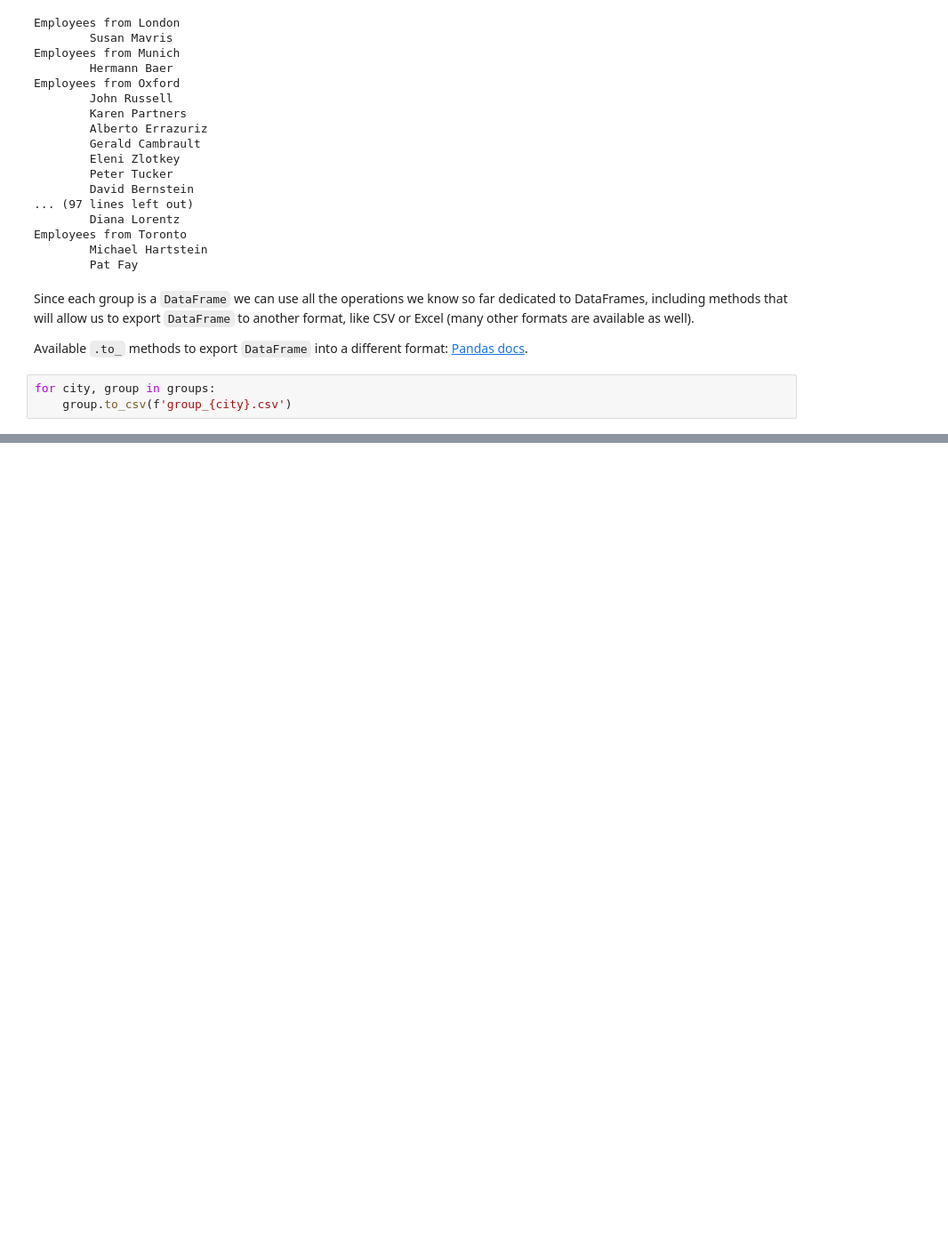
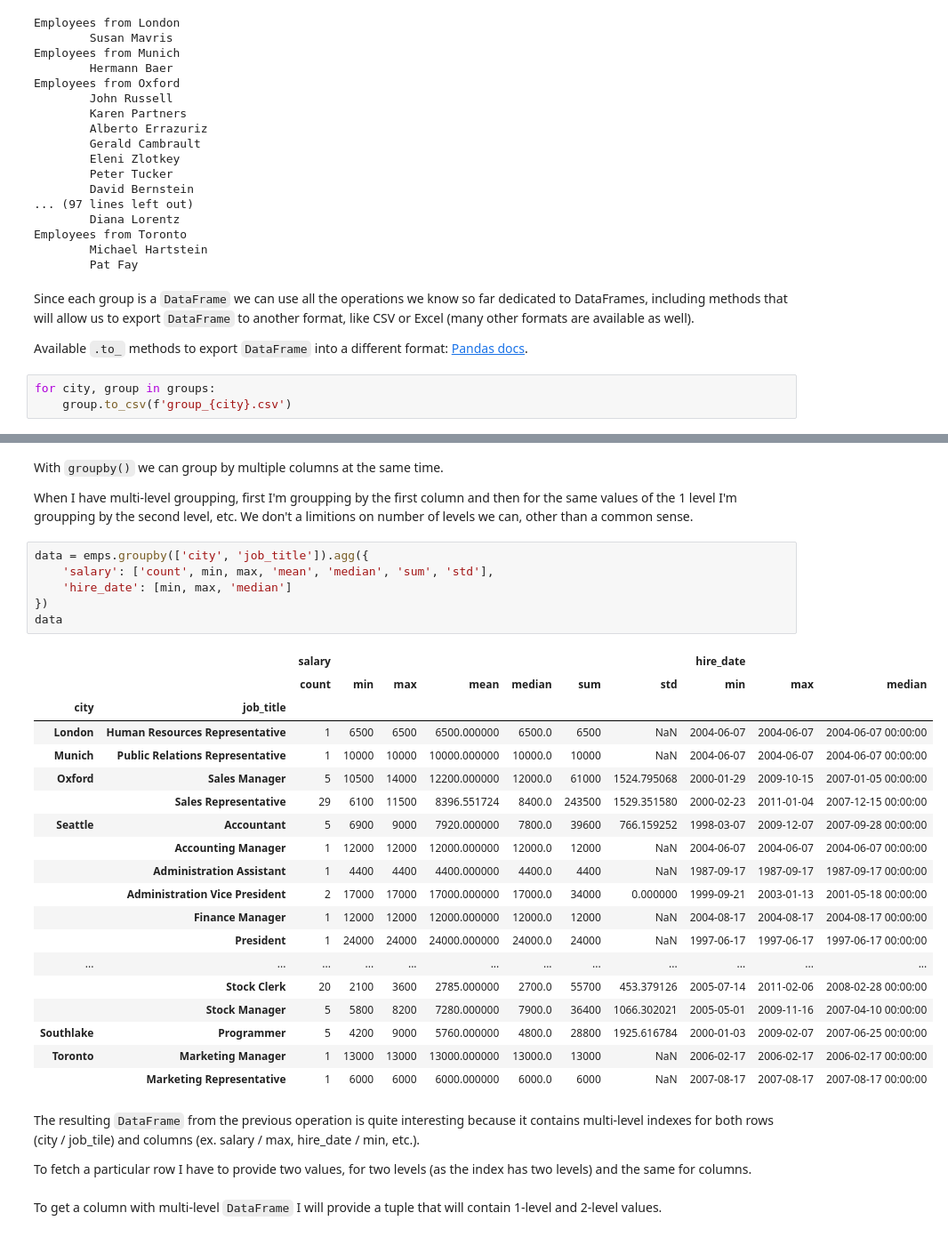
Before and after one commit to alx2202/DataAnalysis, a Jupyter notebook: Day15/groupping_and_aggregation.ipynb, the cells around one changed output, grey strips where cells are left out. Shown: that part at 89% size. Cells and saved outputs as stored; diff of their text form; blank space fills up the shorter version.

Commit message:
Groupping and aggregation.

```diff
--- a/Day15/groupping_and_aggregation.ipynb
+++ b/Day15/groupping_and_aggregation.ipynb
@@ -194,0 +275,36 @@ for city, group in groups:
+# %% [markdown]
+With `groupby()` we can group by multiple columns at the same time.
+
+When I have multi-level groupping, first I'm groupping by the first column and then for the same values of the 1 level I'm groupping by the second level, etc. We don't a limitions on number of levels we can, other than a common sense.
+# %%
+data = emps.groupby(['city', 'job_title']).agg({
+    'salary': ['count', min, max, 'mean', 'median', 'sum', 'std'],
+    'hire_date': [min, max, 'median']
+})
+data
+# %% [output]
+|  |  | salary |  |  |  |  |  |  | hire_date |  |  |
+|  |  | count | min | max | mean | median | sum | std | min | max | median |
+| city | job_title |  |  |  |  |  |  |  |  |  |  |
+| London | Human Resources Representative | 1 | 6500 | 6500 | 6500.000000 | 6500.0 | 6500 | NaN | 2004-06-07 | 2004-06-07 | 2004-06-07 00:00:00 |
+| Munich | Public Relations Representative | 1 | 10000 | 10000 | 10000.000000 | 10000.0 | 10000 | NaN | 2004-06-07 | 2004-06-07 | 2004-06-07 00:00:00 |
+| Oxford | Sales Manager | 5 | 10500 | 14000 | 12200.000000 | 12000.0 | 61000 | 1524.795068 | 2000-01-29 | 2009-10-15 | 2007-01-05 00:00:00 |
+|  | Sales Representative | 29 | 6100 | 11500 | 8396.551724 | 8400.0 | 243500 | 1529.351580 | 2000-02-23 | 2011-01-04 | 2007-12-15 00:00:00 |
+| Seattle | Accountant | 5 | 6900 | 9000 | 7920.000000 | 7800.0 | 39600 | 766.159252 | 1998-03-07 | 2009-12-07 | 2007-09-28 00:00:00 |
+|  | Accounting Manager | 1 | 12000 | 12000 | 12000.000000 | 12000.0 | 12000 | NaN | 2004-06-07 | 2004-06-07 | 2004-06-07 00:00:00 |
+|  | Administration Assistant | 1 | 4400 | 4400 | 4400.000000 | 4400.0 | 4400 | NaN | 1987-09-17 | 1987-09-17 | 1987-09-17 00:00:00 |
+|  | Administration Vice President | 2 | 17000 | 17000 | 17000.000000 | 17000.0 | 34000 | 0.000000 | 1999-09-21 | 2003-01-13 | 2001-05-18 00:00:00 |
+|  | Finance Manager | 1 | 12000 | 12000 | 12000.000000 | 12000.0 | 12000 | NaN | 2004-08-17 | 2004-08-17 | 2004-08-17 00:00:00 |
+|  | President | 1 | 24000 | 24000 | 24000.000000 | 24000.0 | 24000 | NaN | 1997-06-17 | 1997-06-17 | 1997-06-17 00:00:00 |
+| ... | ... | ... | ... | ... | ... | ... | ... | ... | ... | ... | ... |
+|  | Stock Clerk | 20 | 2100 | 3600 | 2785.000000 | 2700.0 | 55700 | 453.379126 | 2005-07-14 | 2011-02-06 | 2008-02-28 00:00:00 |
+|  | Stock Manager | 5 | 5800 | 8200 | 7280.000000 | 7900.0 | 36400 | 1066.302021 | 2005-05-01 | 2009-11-16 | 2007-04-10 00:00:00 |
+| Southlake | Programmer | 5 | 4200 | 9000 | 5760.000000 | 4800.0 | 28800 | 1925.616784 | 2000-01-03 | 2009-02-07 | 2007-06-25 00:00:00 |
+| Toronto | Marketing Manager | 1 | 13000 | 13000 | 13000.000000 | 13000.0 | 13000 | NaN | 2006-02-17 | 2006-02-17 | 2006-02-17 00:00:00 |
+|  | Marketing Representative | 1 | 6000 | 6000 | 6000.000000 | 6000.0 | 6000 | NaN | 2007-08-17 | 2007-08-17 | 2007-08-17 00:00:00 |
+# %% [markdown]
+The resulting `DataFrame` from the previous operation is quite interesting because it contains multi-level indexes for both rows (city / job_tile) and columns (ex. salary / max, hire_date / min, etc.).
+
+To fetch a particular row I have to provide two values, for two levels (as the index has two levels) and the same for columns.
+# %% [markdown]
+To get a column with multi-level `DataFrame` I will provide a tuple that will contain 1-level and 2-level values.
```
Also changed, not shown: parts of 14 cells of this notebook.
